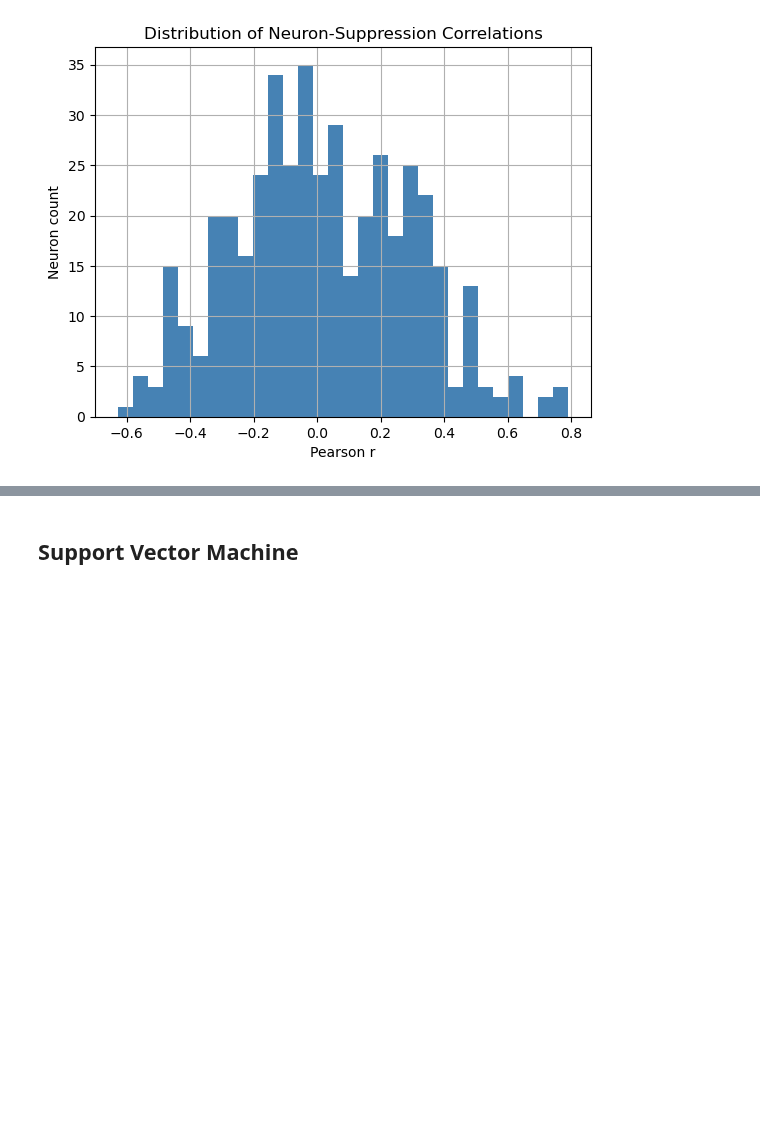
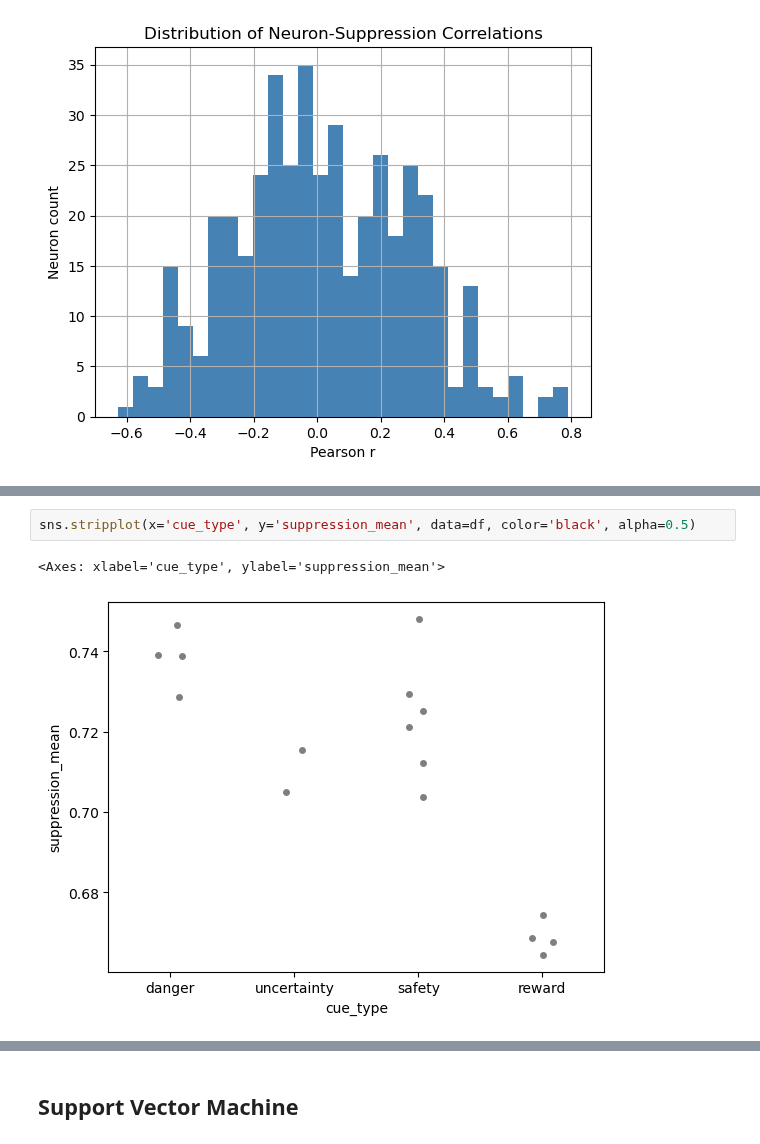
Before and after one commit to JHCelaya/FearDecoding, a Jupyter notebook: ProjectFinal.ipynb, the cells around one changed output, grey strips where cells are left out. Drawn from its saved outputs; the diff is of its cells as text; blank space fills up the shorter version.

```diff
--- a/ProjectFinal.ipynb
+++ b/ProjectFinal.ipynb
@@ -289,0 +322,5 @@ We will need to explore if each of the conditions are able to be decoded. Since
+# %%
+sns.stripplot(x='cue_type', y='suppression_mean', data=df, color='black', alpha=0.5)
+# %% [output]
+<Axes: xlabel='cue_type', ylabel='suppression_mean'>
+[figure, added]
```
Also changed, not shown: parts of 19 cells of this notebook, 1 other file.
